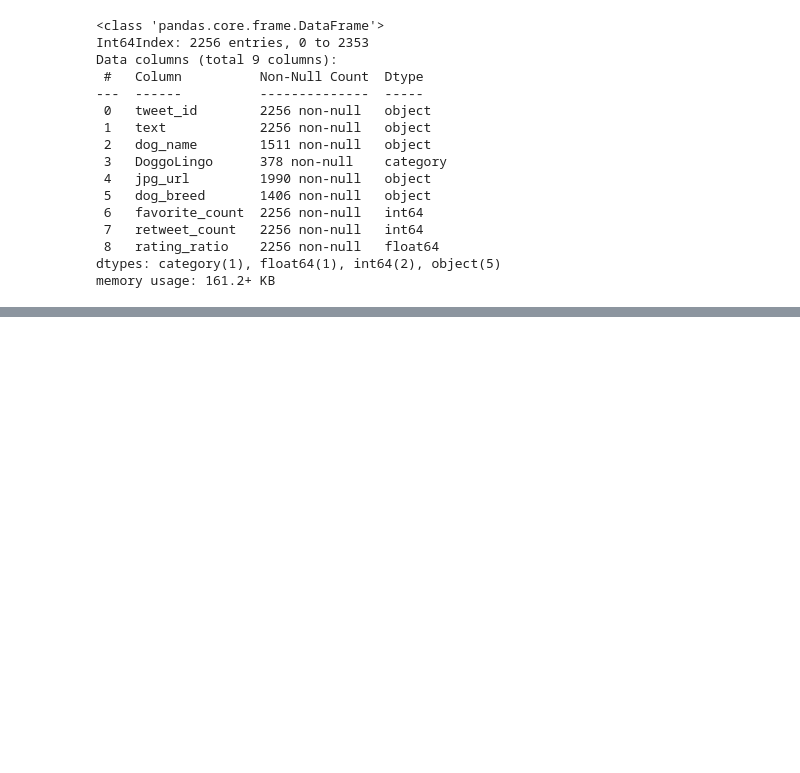
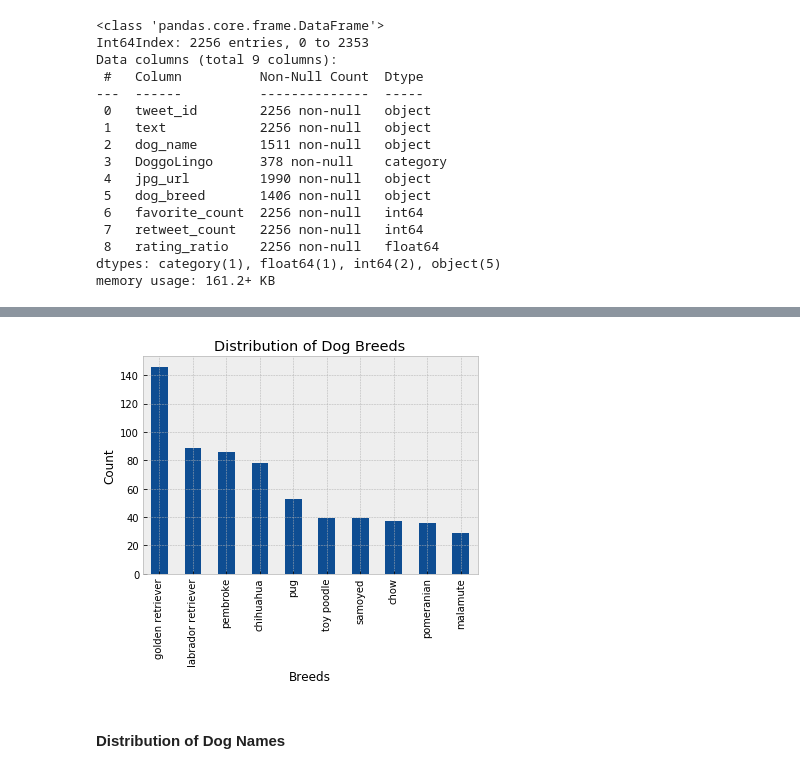
Before and after one commit to GAltuwaijri/Wrangle_and_Analyze_Twitter_Data, a Jupyter notebook: wrangle_act.ipynb, the cells around one changed output, grey strips where cells are left out. Saved outputs shown, nothing was run; the diff lists cells and outputs as text; code cells hidden in the pictures; blank space fills up the shorter version.

```diff
--- a/wrangle_act.ipynb
+++ b/wrangle_act.ipynb
@@ -865,0 +875,10 @@ df_marged.to_csv('twitter_archive_master.csv', encoding = 'utf-8') #saved
+# %%
+# frequency for dog breeds
+df_marged.dog_breed.value_counts()[:10].plot(kind='bar', color = '#0E4D92')
+plt.title('Distribution of Dog Breeds')
+plt.xlabel('Breeds')
+plt.ylabel('Count');
+# %% [output]
+[figure, added]
+# %% [markdown]
+#### Distribution of Dog Names
```
Also changed, not shown: parts of 33 cells of this notebook, 7 other files.
